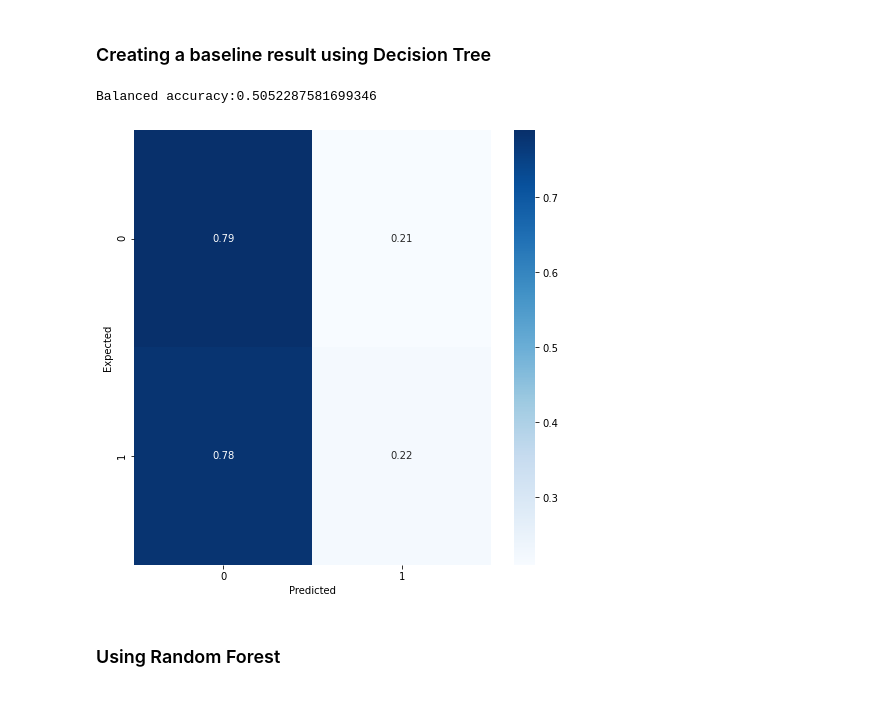
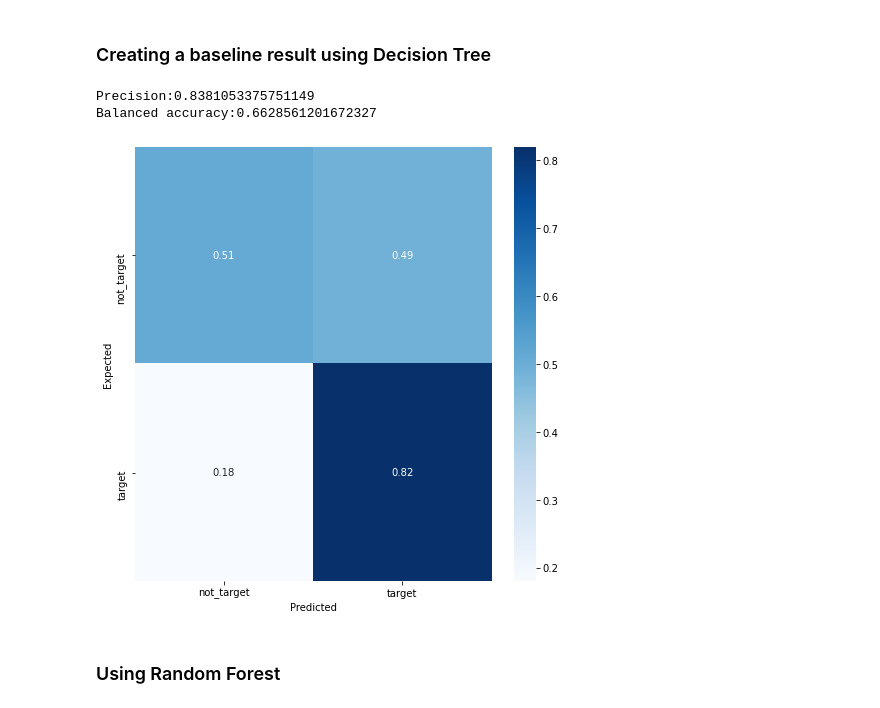
Before and after one commit to AndreGoncalves013/Starbucks_Customer_Offer_Targeting, a Jupyter notebook: src/starbucks_offer_prediction.ipynb, the cells around one changed output. Cells and saved outputs as stored; diff of their text form; code cells hidden in the pictures.

Commit message:
Tested several models and got the best to evaluate on the test set

```diff
--- a/src/starbucks_offer_prediction.ipynb
+++ b/src/starbucks_offer_prediction.ipynb
@@ -222,6 +254,7 @@ df = join_dataframes(df, offer_difficulty_df)
 df = join_dataframes(df, offer_duration_df)
 df = join_dataframes(df, recent_customer_df)
 df = join_dataframes(df, customers_to_target_df)
+df = join_dataframes(df, offers_completed_df, fill_nans=False)
 # %%
 df.head()
 # %% [output]
@@ -299,4 +341,6 @@ def feature_one_hot_encoding(X_train, X_val, X_test, feature):
 
     return X_train, X_val, X_test
 # %%
-X_train, X_val, X_test = feature_one_hot_encoding(X_train, X_val, X_test, 'gender')
+X_train, X_val, X_test = feature_one_hot_encoding(
+    X_train, X_val, X_test, 'gender'
+)
@@ -304,18 +367,32 @@ X_train, X_val, X_test = feature_one_hot_encoding(X_train, X_val, X_test, 'gende
 ## Building the models
 # %% [markdown]
 ### Auxiliar functions
-# %%
-def plot_balanced_accuracy_heatmap(y, y_pred):
-
-  print(f'Balanced accuracy:{balanced_accuracy_score(y, y_pred)}\n')
-
-  plt.figure(figsize=(8,8))
-  sns.heatmap(
-      confusion_matrix(y, y_pred, normalize='true').round(2),
-      cmap='Blues',
-      annot=True
-  ).set(xlabel='Predicted', ylabel='Expected')
-  plt.show()
+# %%
+def plot_balanced_accuracy_heatmap(y, y_pred, classes):
+
+  """Function that calculate the precision and balanced accuracy
+  of a given prediction and true values. It also plots a relative
+  confusion matrix to evaluate the classification.
+
+  Args:
+      y (numpy array): true target values
+      y_pred (numpy array): predicted target values
+      classes (list): list of possible classes to predict
+  """
+
+  print(f'Precision:{precision_score(y, y_pred)}')
+  print(f'Balanced accuracy:{balanced_accuracy_score(y, y_pred)}\n')
+
+  cm = confusion_matrix(y, y_pred, normalize='true').round(2)
+  df = pd.DataFrame(data=cm,columns=classes, index=classes)
+
+  plt.figure(figsize=(8,8))
+  sns.heatmap(
+      df,
+      cmap='Blues',
+      annot=True,
+  ).set(xlabel='Predicted', ylabel='Expected')
+  plt.show()
 # %% [markdown]
 ### Creating a baseline result using Decision Tree
 # %%
@@ -325,10 +402,11 @@ dt_classifier.fit(X_train, y_train)
 baseline_train_pred = dt_classifier.predict(X_train)
 baseline_val_pred = dt_classifier.predict(X_val)
 # %%
-plot_balanced_accuracy_heatmap(y_val, baseline_val_pred)
+plot_balanced_accuracy_heatmap(y_val, baseline_val_pred, le.classes_)
 # %% [output]
-Balanced accuracy:0.5052287581699346
+Precision:0.8381053375751149
+Balanced accuracy:0.6628561201672327
-[figure, old version]
+[figure, new version]
 # %% [markdown]
 ### Using Random Forest
 # %%
```
Also changed, not shown: parts of 27 cells of this notebook, 2 other files.
